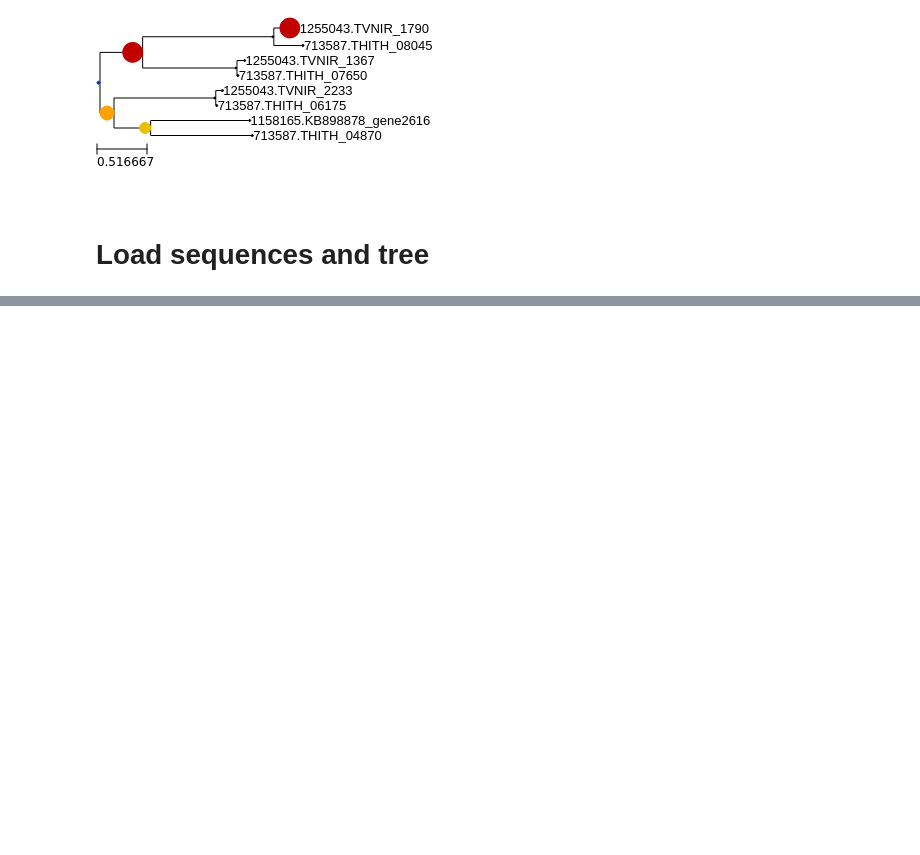
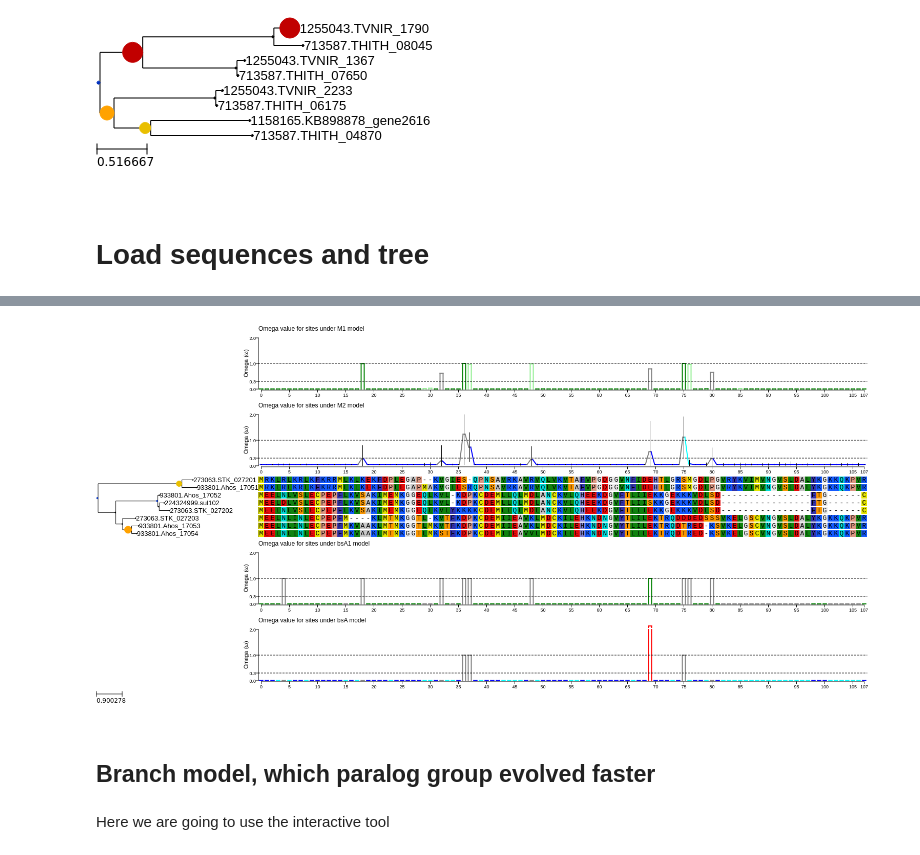
Before and after one commit to etetoolkit/course, a Jupyter notebook: nb/06-testing_selection/06-simple_evolutionary_models.ipynb, the cells around one changed output, grey strips where cells are left out. Cells and saved outputs as stored; diff of their text form; code cells hidden in the pictures; blank space fills up the shorter version.

```diff
--- a/nb/06-testing_selection/06-simple_evolutionary_models.ipynb
+++ b/nb/06-testing_selection/06-simple_evolutionary_models.ipynb
@@ -76,0 +182,12 @@ for _, t, _ in good_trees:
+# %%
+tree.run_model('bsA')
+# %%
+tree.run_model('bsA1')
+# %%
+tree.render('%%inline', histfaces=['M1', 'M2', 'bsA1', 'bsA'])
+# %% [output]
+[figure, added]
+# %% [markdown]
+## Branch model, which paralog group evolved faster
+# %% [markdown]
+Here we are going to use the interactive tool
```
Also changed, not shown: parts of 31 cells of this notebook.
